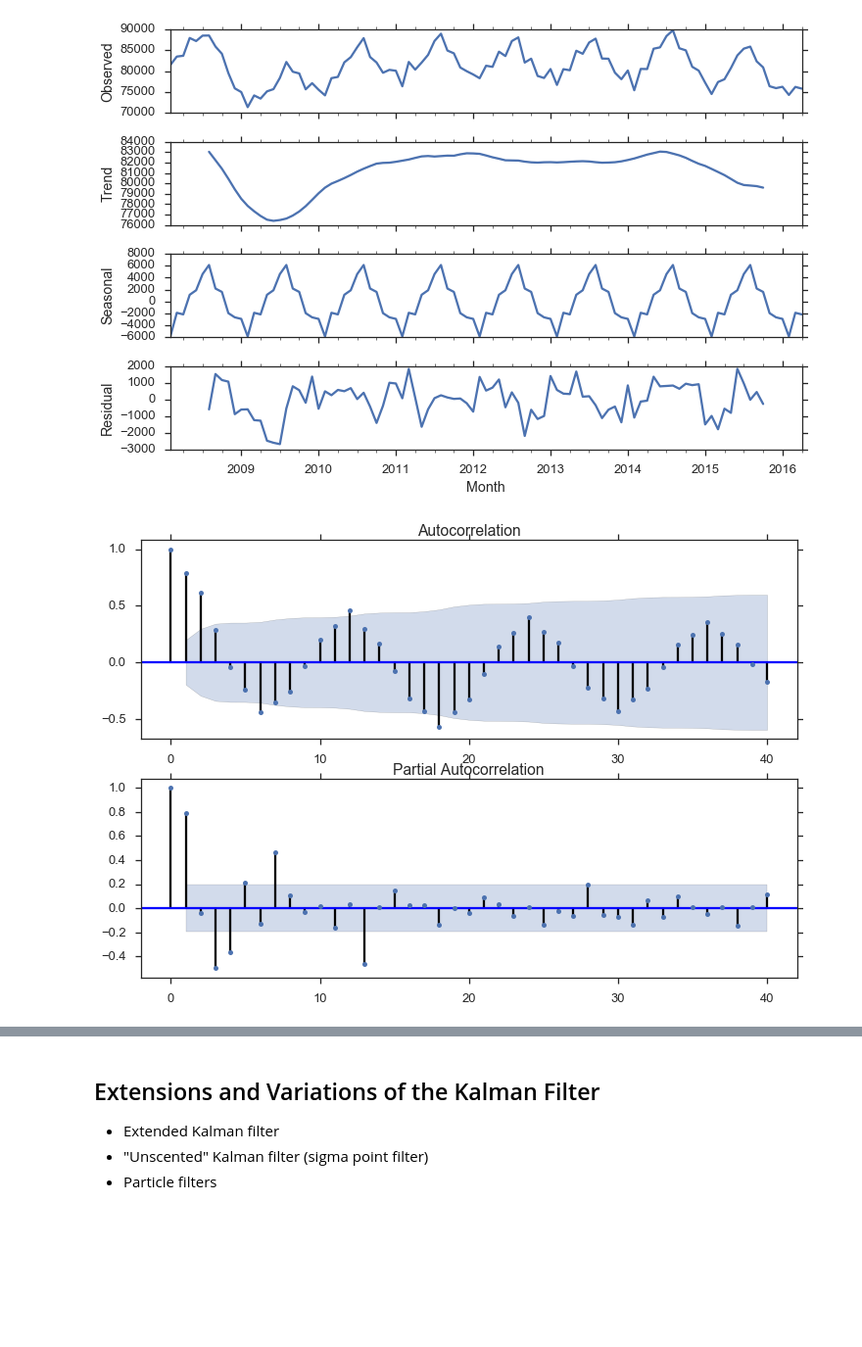
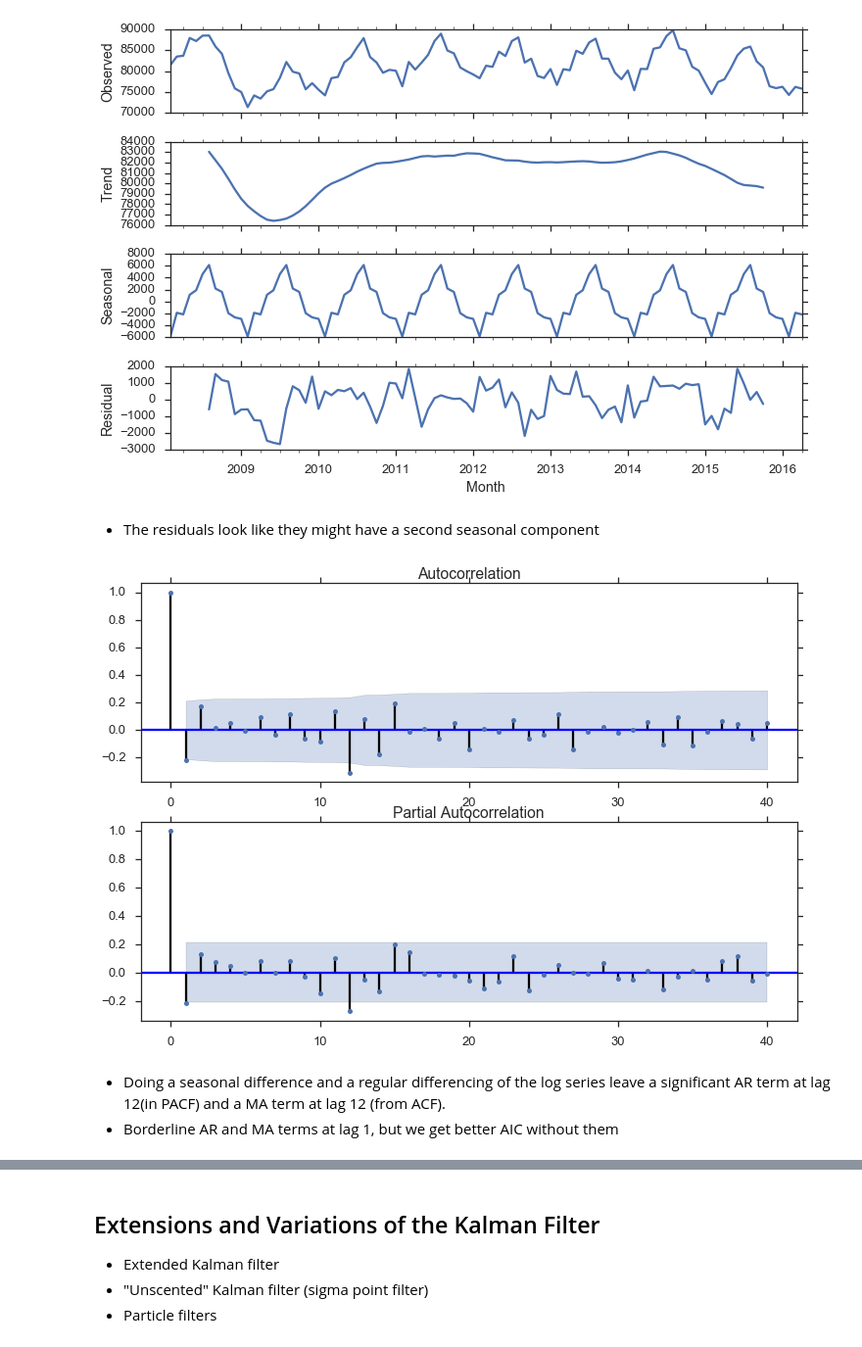
Before and after one commit to mikemull/Notebooks, a Jupyter notebook: Kalman-Slides-PyDataChicago2016.ipynb, the cells around one changed output, grey strips where cells are left out. Shown at 98% size. Saved outputs shown, nothing was run; the diff lists cells and outputs as text; code cells hidden in the pictures; blank space fills up the shorter version.

```diff
--- a/Kalman-Slides-PyDataChicago2016.ipynb
+++ b/Kalman-Slides-PyDataChicago2016.ipynb
@@ -433,14 +506,21 @@ _=smt.seasonal_decompose(df_esales.Usage).plot()
 # %% [output]
 <matplotlib.figure.Figure at 0x...>
 [figure]
+# %% [markdown]
+- The residuals look like they might have a second seasonal component
 # %%
+sdiff = df_esales.logUsage.diff(12) # Seasonal diff
+i1_sdiff = sdiff.dropna().diff().dropna()
 fig = plt.figure(figsize=(12,8))
 ax1 = fig.add_subplot(211)
-fig = smt.graphics.plot_acf(df_esales.logUsage.dropna(), lags=40, ax=ax1)
+fig = smt.graphics.plot_acf(i1_sdiff, lags=40, ax=ax1)
 ax2 = fig.add_subplot(212)
-fig = smt.graphics.plot_pacf(df_esales.logUsage.dropna(), lags=40, ax=ax2)
+fig = smt.graphics.plot_pacf(i1_sdiff, lags=40, ax=ax2)
 # %% [output]
-[figure, old version]
+[figure, new version]
+# %% [markdown]
+- Doing a seasonal difference and a regular differencing of the log series leave a significant AR term at lag 12(in PACF) and a MA term at lag 12 (from ACF).
+- Borderline AR and MA terms at lag 1, but we get better AIC without them
 # %%
 import statsmodels.api as sm
 # Variables
```
Also changed, not shown: parts of 60 cells of this notebook, 3 other files.
